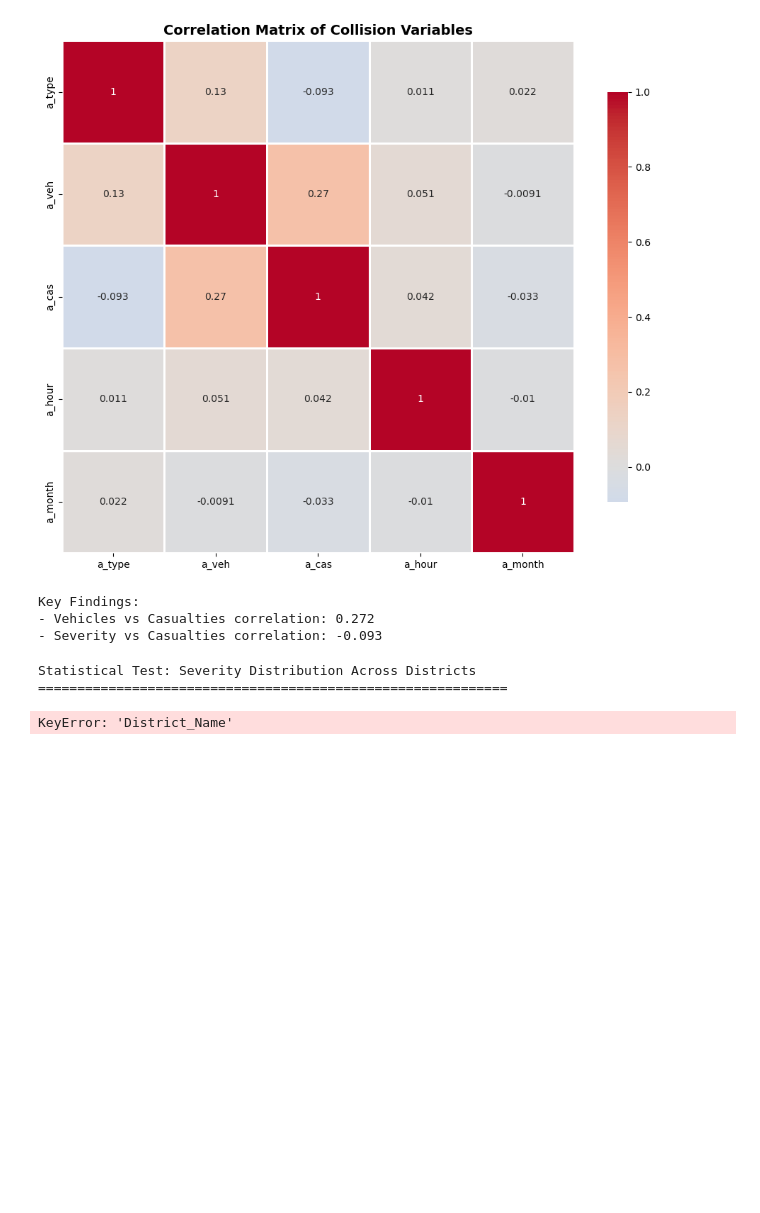
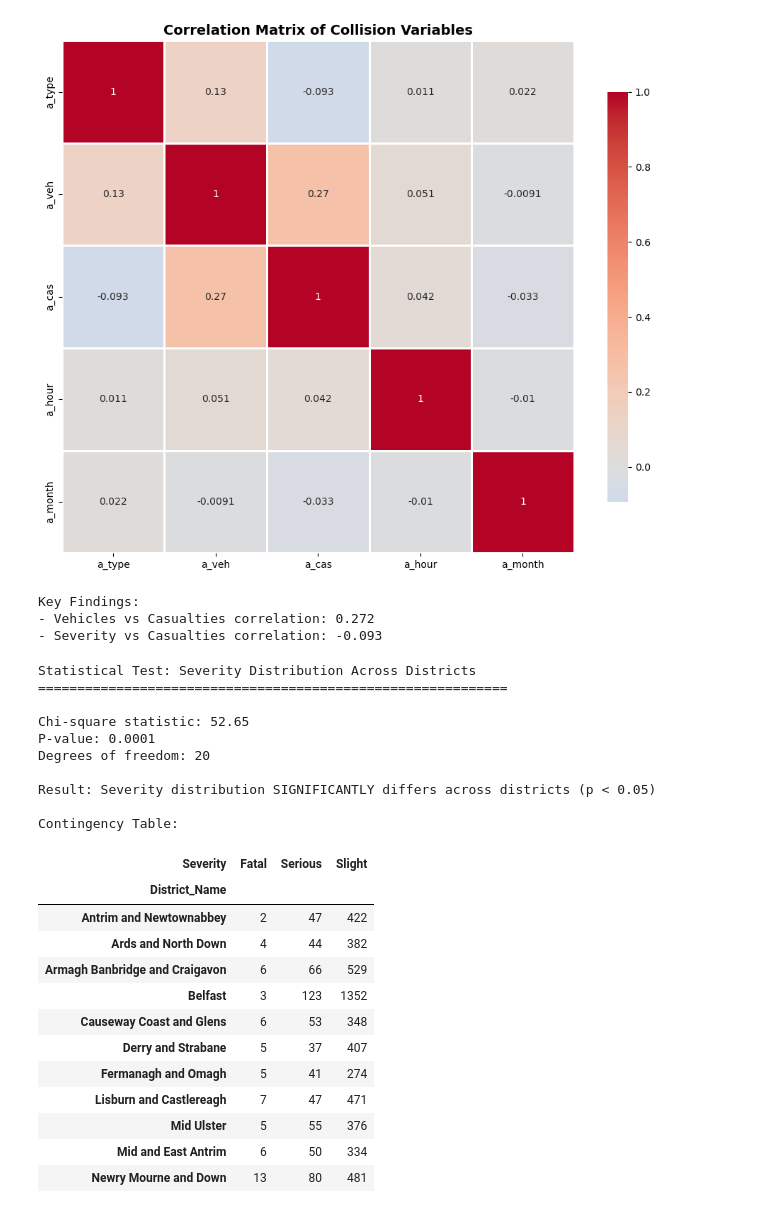
Before and after one commit to dthomas1108/year4-data-visualisation-assignment, a Jupyter notebook: NISaferRoads.ipynb, the cells around one changed output. Saved outputs shown, nothing was run; the diff lists cells and outputs as text; code cells hidden in the pictures; blank space fills up the shorter version.

```diff
--- a/TestingRealDataDashboard.ipynb
+++ b/NISaferRoads.ipynb
@@ -1726,23 +1721,43 @@ Key Findings:
 # %%
 # Chi-square test: Severity vs District
 print("Statistical Test: Severity Distribution Across Districts")
 print("=" * 60)
 
-contingency_table = pd.crosstab(dfCol['District_Name'], dfCol['Severity'])
+contingency_table = pd.crosstab(dfColCopy['District_Name'], dfColCopy['Severity'])
 chi2, p_value, dof, expected = stats.chi2_contingency(contingency_table)
 
 print(f"\nChi-square statistic: {chi2:.2f}")
 print(f"P-value: {p_value:.4f}")
 print(f"Degrees of freedom: {dof}")
 
 if p_value < 0.05:
     print("\nResult: Severity distribution SIGNIFICANTLY differs across districts (p < 0.05)")
 else:
     print("\nResult: No significant difference in severity distribution across districts")
 
 print("\nContingency Table:")
 display(contingency_table)
 # %% [output]
 Statistical Test: Severity Distribution Across Districts
 ============================================================
+
+Chi-square statistic: 52.65
+P-value: 0.0001
+Degrees of freedom: 20
+
+Result: Severity distribution SIGNIFICANTLY differs across districts (p < 0.05)
+
+Contingency Table:
-KeyError: 'District_Name'
+| Severity | Fatal | Serious | Slight |
+| District_Name |  |  |  |
+| Antrim and Newtownabbey | 2 | 47 | 422 |
+| Ards and North Down | 4 | 44 | 382 |
+| Armagh Banbridge and Craigavon | 6 | 66 | 529 |
+| Belfast | 3 | 123 | 1352 |
+| Causeway Coast and Glens | 6 | 53 | 348 |
+| Derry and Strabane | 5 | 37 | 407 |
+| Fermanagh and Omagh | 5 | 41 | 274 |
+| Lisburn and Castlereagh | 7 | 47 | 471 |
+| Mid Ulster | 5 | 55 | 376 |
+| Mid and East Antrim | 6 | 50 | 334 |
+| Newry Mourne and Down | 13 | 80 | 481 |
```
Also changed, not shown: parts of 1 cell of this notebook.
